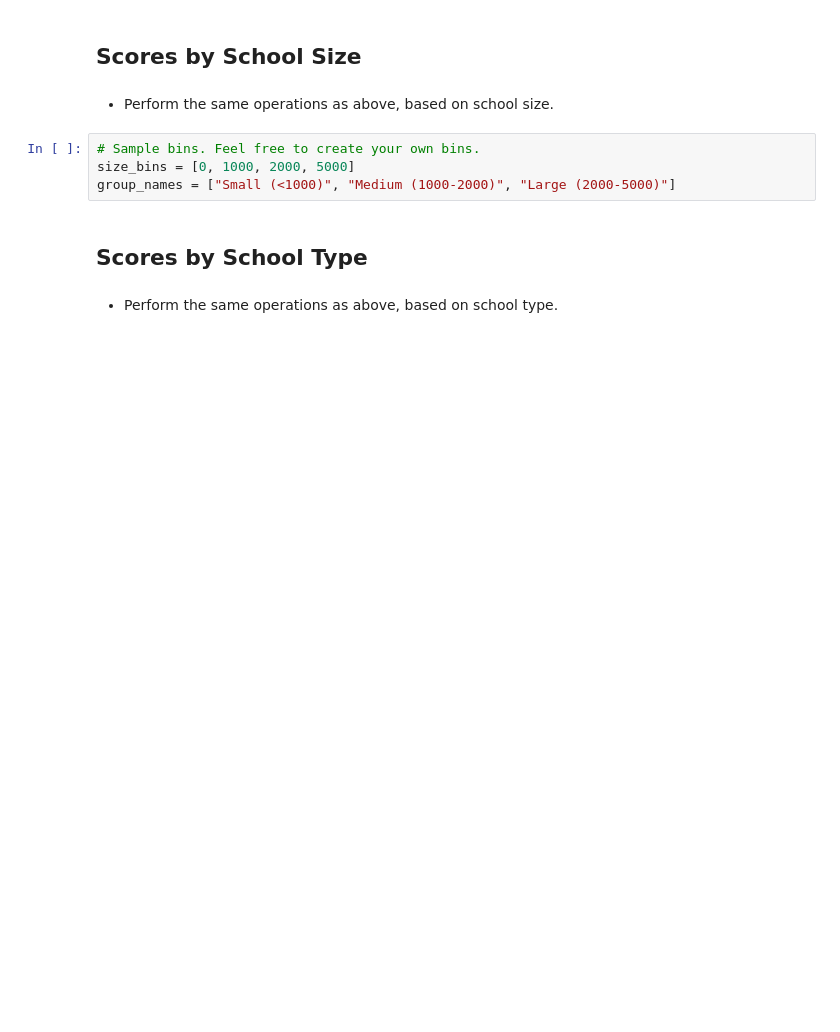
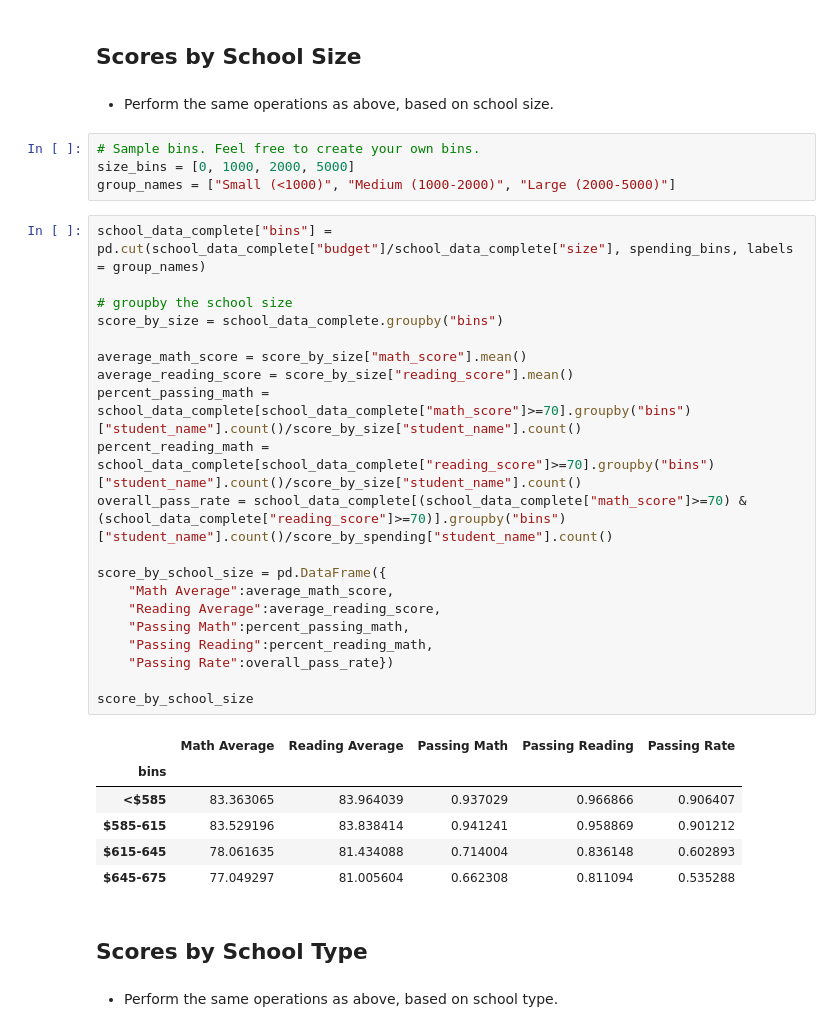
Before and after one commit to yujit0518/Pandas_Homework, a Jupyter notebook: Pandas HW.ipynb, the cells around one changed output. Cells and saved outputs as stored; diff of their text form; blank space fills up the shorter version.

```diff
--- a/Pandas HW.ipynb
+++ b/Pandas HW.ipynb
@@ -415,6 +429,33 @@ ValueError: Bin labels must be one fewer than the number of bin edges
 # Sample bins. Feel free to create your own bins.
 size_bins = [0, 1000, 2000, 5000]
 group_names = ["Small (<1000)", "Medium (1000-2000)", "Large (2000-5000)"]
+# %%
+school_data_complete["bins"] = pd.cut(school_data_complete["budget"]/school_data_complete["size"], spending_bins, labels = group_names)
+
+# groupby the school size
+score_by_size = school_data_complete.groupby("bins")
+
+average_math_score = score_by_size["math_score"].mean()
+average_reading_score = score_by_size["reading_score"].mean()
+percent_passing_math = school_data_complete[school_data_complete["math_score"]>=70].groupby("bins")["student_name"].count()/score_by_size["student_name"].count()
+percent_reading_math = school_data_complete[school_data_complete["reading_score"]>=70].groupby("bins")["student_name"].count()/score_by_size["student_name"].count()
+overall_pass_rate = school_data_complete[(school_data_complete["math_score"]>=70) & (school_data_complete["reading_score"]>=70)].groupby("bins")["student_name"].count()/score_by_spending["student_name"].count()
+
+score_by_school_size = pd.DataFrame({
+    "Math Average":average_math_score,
+    "Reading Average":average_reading_score,
+    "Passing Math":percent_passing_math,
+    "Passing Reading":percent_reading_math,
+    "Passing Rate":overall_pass_rate})
+
+score_by_school_size
+# %% [output]
+|  | Math Average | Reading Average | Passing Math | Passing Reading | Passing Rate |
+| bins |  |  |  |  |  |
+| <$585 | 83.363065 | 83.964039 | 0.937029 | 0.966866 | 0.906407 |
+| $585-615 | 83.529196 | 83.838414 | 0.941241 | 0.958869 | 0.901212 |
+| $615-645 | 78.061635 | 81.434088 | 0.714004 | 0.836148 | 0.602893 |
+| $645-675 | 77.049297 | 81.005604 | 0.662308 | 0.811094 | 0.535288 |
 # %% [markdown]
 ## Scores by School Type
 # %% [markdown]
```
Also changed, not shown: parts of 2 cells of this notebook.
